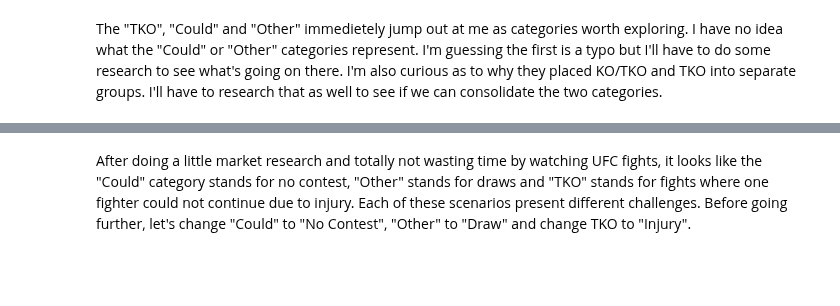
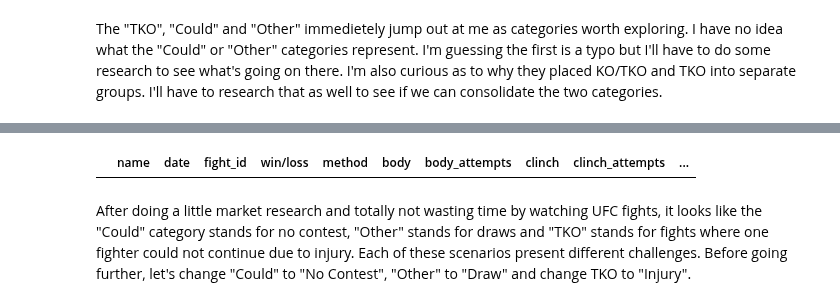
Before and after one commit to cfergusonlee/ufc_fight_analysis, a Jupyter notebook: ufc_analysis.ipynb, the cells around one changed output, grey strips where cells are left out. Cells and saved outputs as stored; diff of their text form; code cells hidden in the pictures; blank space fills up the shorter version.

```diff
--- a/ufc_analysis.ipynb
+++ b/ufc_analysis.ipynb
@@ -299,3 +273,9 @@ fight_df[fight_df.method=='TKO'].tail()
+# %%
+display(fight_df[fight_df.method=='Could'].tail())
+display(fight_df[fight_df.method=='Other'])
+display(fight_df[fight_df.method=='TKO'].tail())
+# %% [output]
+|  | name | date | fight_id | win/loss | method | body | body_attempts | clinch | clinch_attempts | ... |
 # %% [markdown]
 After doing a little market research and totally not wasting time by watching UFC fights, it looks like the "Could" category stands for no contest, "Other" stands for draws and "TKO" stands for fights where one fighter could not continue due to injury. Each of these scenarios present different challenges. Before going further, let's change "Could" to "No Contest", "Other" to "Draw" and change TKO to "Injury".
 # %%
```
Also changed, not shown: parts of 4 cells of this notebook, 1 other file.
